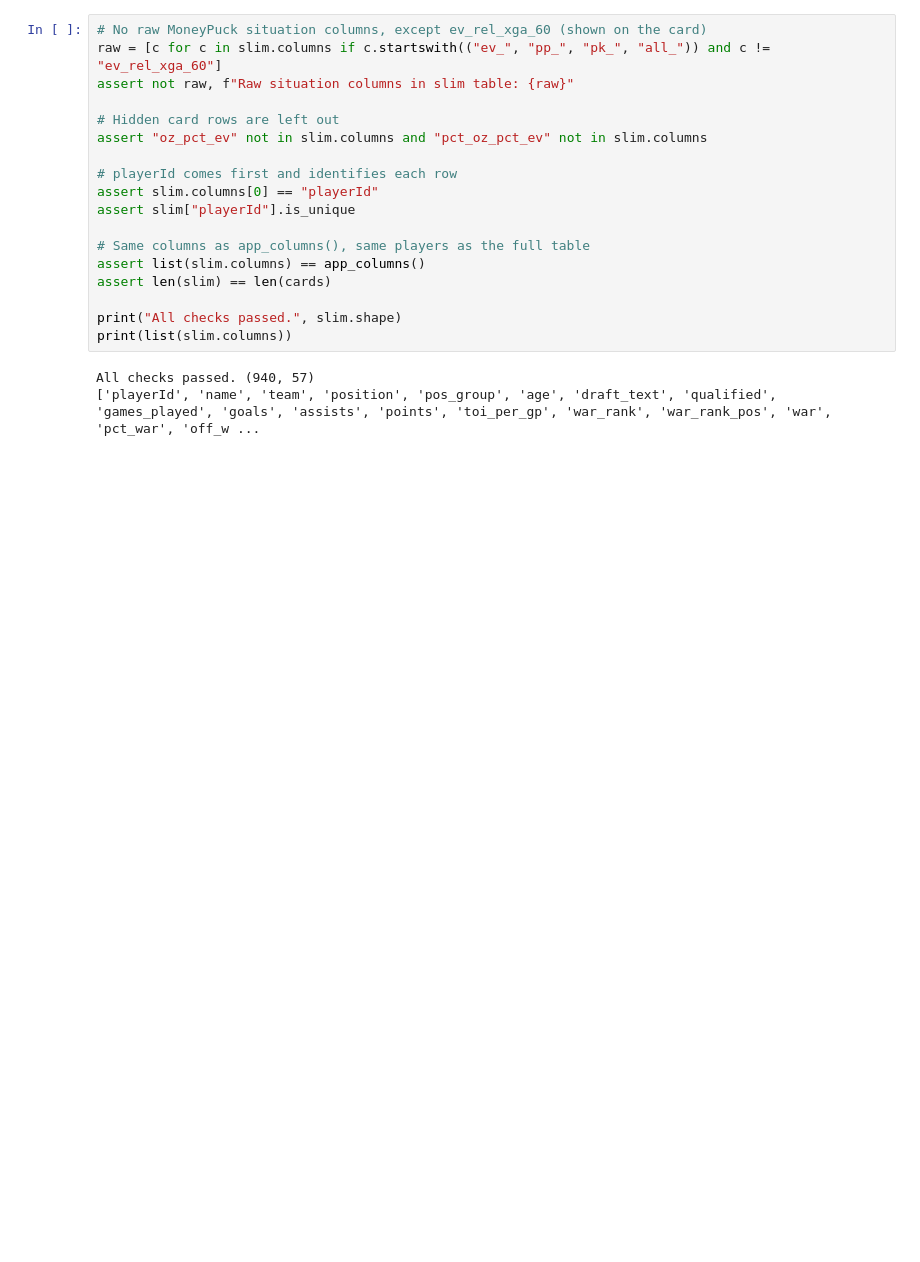
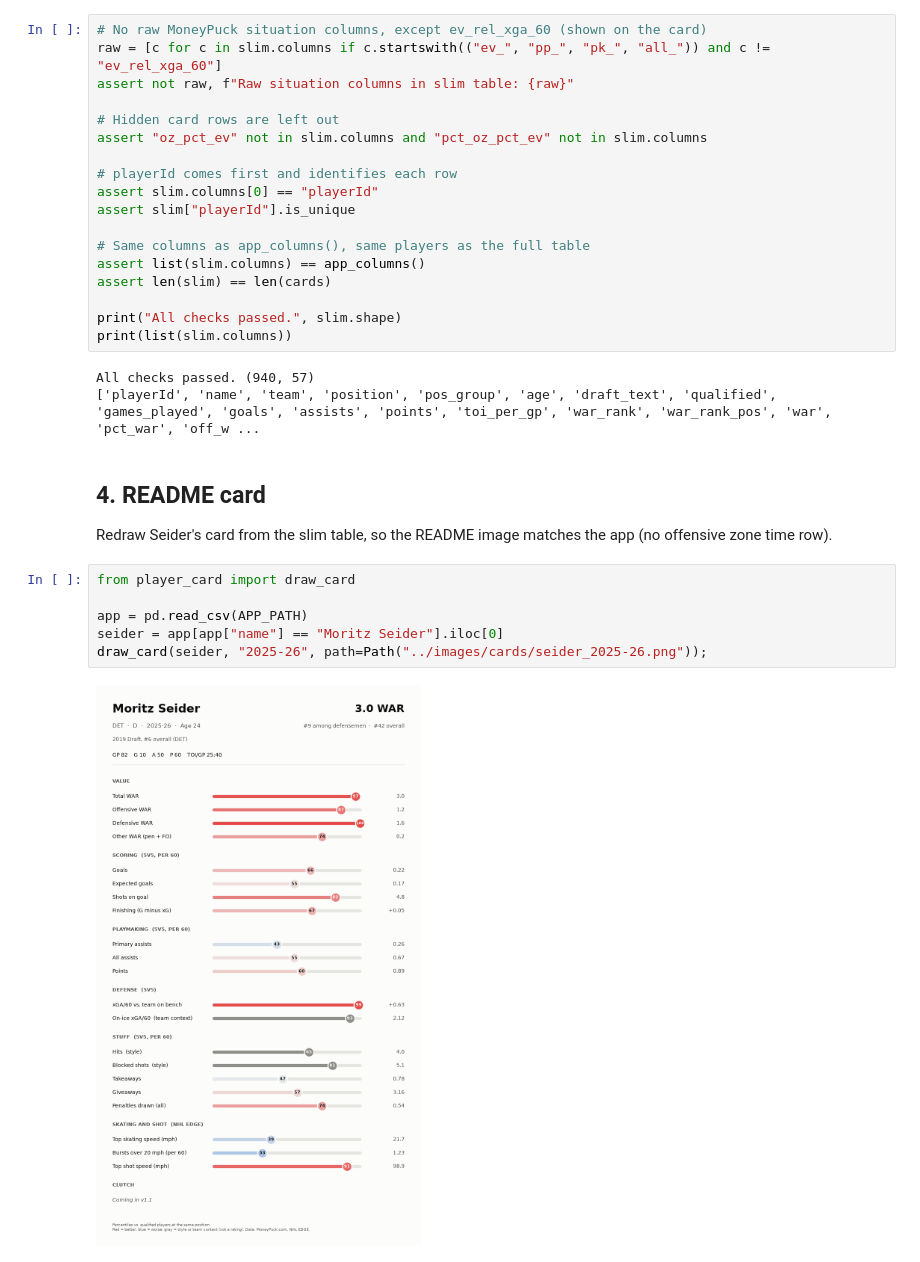
Before and after one commit to ryanc2525/hockey-war, a Jupyter notebook: notebooks/09_app_data.ipynb, the cells around one changed output. Drawn from its saved outputs; the diff is of its cells as text; blank space fills up the shorter version.

Commit message:
README: live app link, notebook 09, roadmap; refresh Seider card

```diff
--- a/notebooks/09_app_data.ipynb
+++ b/notebooks/09_app_data.ipynb
@@ -50,3 +50,15 @@ print(list(slim.columns))
 # %% [output]
 All checks passed. (940, 57)
 ['playerId', 'name', 'team', 'position', 'pos_group', 'age', 'draft_text', 'qualified', 'games_played', 'goals', 'assists', 'points', 'toi_per_gp', 'war_rank', 'war_rank_pos', 'war', 'pct_war', 'off_w ...
+# %% [markdown]
+## 4. README card
+
+Redraw Seider's card from the slim table, so the README image matches the app (no offensive zone time row).
+# %%
+from player_card import draw_card
+
+app = pd.read_csv(APP_PATH)
+seider = app[app["name"] == "Moritz Seider"].iloc[0]
+draw_card(seider, "2025-26", path=Path("../images/cards/seider_2025-26.png"));
+# %% [output]
+[figure, added]
```
Also changed, not shown: 2 other files.
